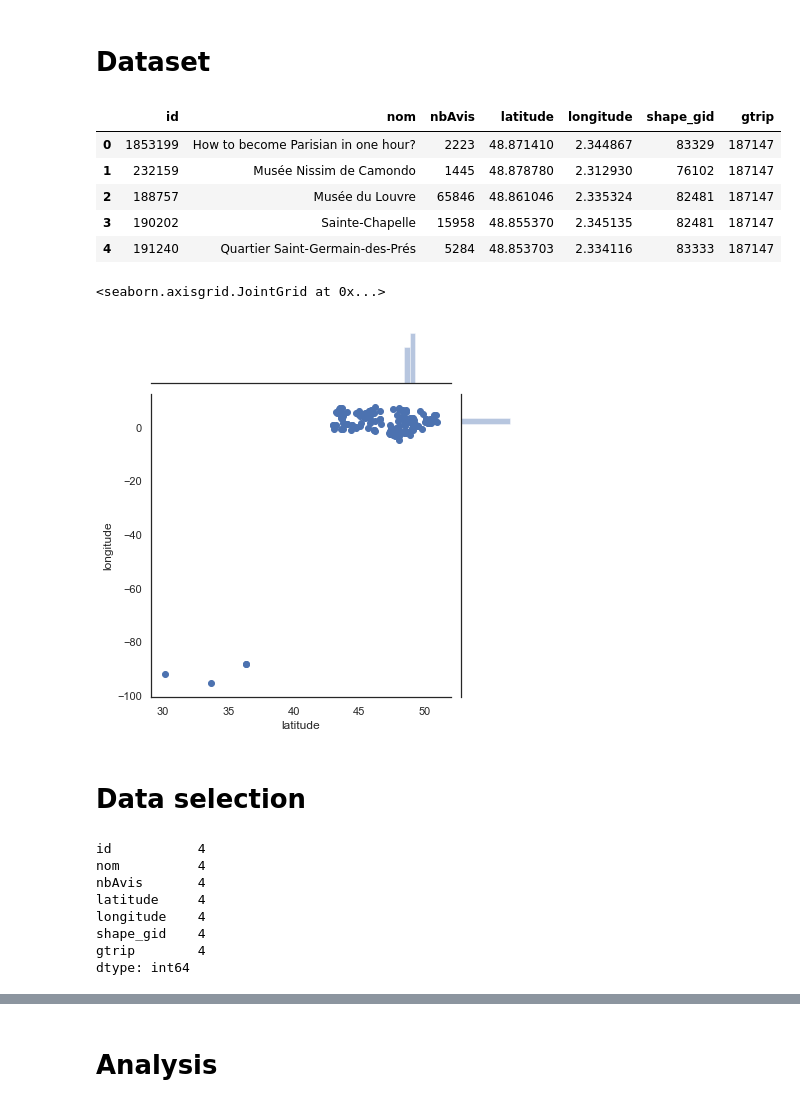
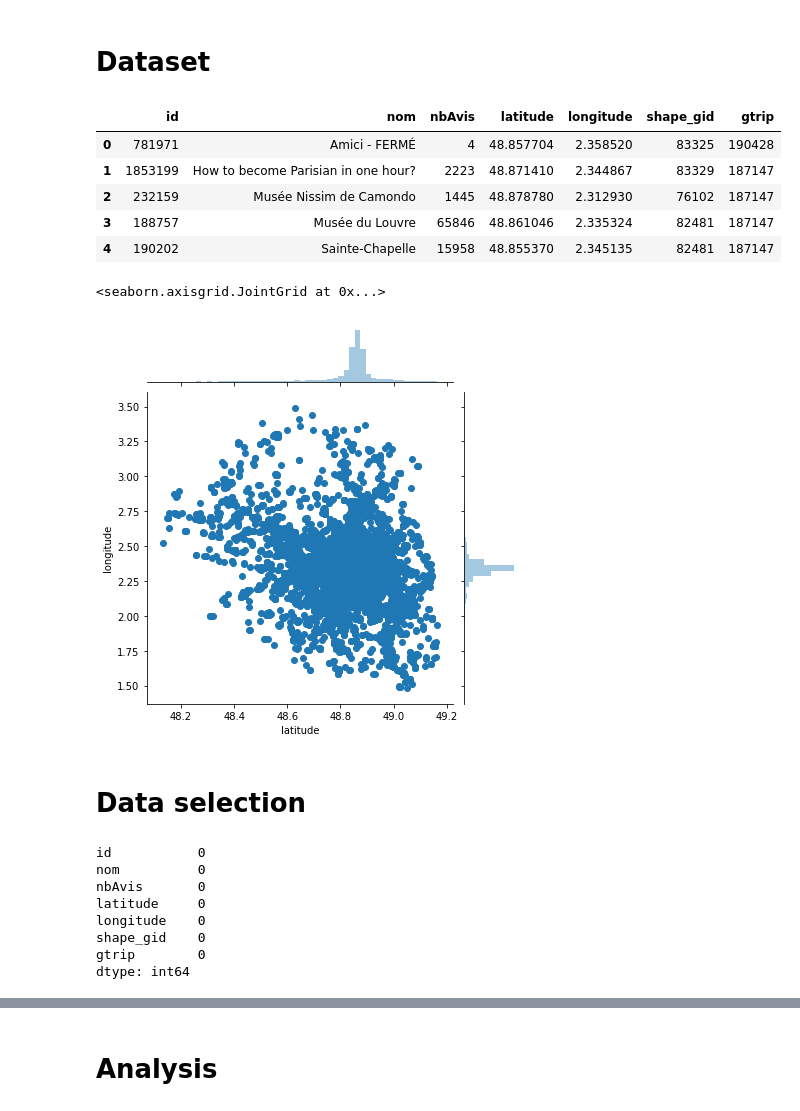
Before and after one commit to Yaskomega/TourismIndicator, a Jupyter notebook: graph.ipynb, the cells around one changed output, grey strips where cells are left out. Saved outputs shown, nothing was run; the diff lists cells and outputs as text; code cells hidden in the pictures.

```diff
--- a/graph.ipynb
+++ b/graph.ipynb
@@ -8,32 +9,32 @@ import numpy as np
 # %% [markdown]
 # Dataset
 # %%
-df = pd.read_csv('./data_france_paris.csv')
-df.head()
+df_places = pd.read_csv('./places_ile-de-france.csv')
+df_places.head()
 # %% [output]
 |  | id | nom | nbAvis | latitude | longitude | shape_gid | gtrip |
-| 0 | 1853199 | How to become Parisian in one hour? | 2223 | 48.871410 | 2.344867 | 83329 | 187147 |
-| 1 | 232159 | Musée Nissim de Camondo | 1445 | 48.878780 | 2.312930 | 76102 | 187147 |
-| 2 | 188757 | Musée du Louvre | 65846 | 48.861046 | 2.335324 | 82481 | 187147 |
-| 3 | 190202 | Sainte-Chapelle | 15958 | 48.855370 | 2.345135 | 82481 | 187147 |
-| 4 | 191240 | Quartier Saint-Germain-des-Prés | 5284 | 48.853703 | 2.334116 | 83333 | 187147 |
+| 0 | 781971 | Amici - FERMÉ | 4 | 48.857704 | 2.358520 | 83325 | 190428 |
+| 1 | 1853199 | How to become Parisian in one hour? | 2223 | 48.871410 | 2.344867 | 83329 | 187147 |
+| 2 | 232159 | Musée Nissim de Camondo | 1445 | 48.878780 | 2.312930 | 76102 | 187147 |
+| 3 | 188757 | Musée du Louvre | 65846 | 48.861046 | 2.335324 | 82481 | 187147 |
+| 4 | 190202 | Sainte-Chapelle | 15958 | 48.855370 | 2.345135 | 82481 | 187147 |
 # %%
-sns.jointplot(x=df['latitude'], y=df['longitude'], kind='scatter')
+sns.jointplot(x=df_places['latitude'], y=df_places['longitude'], kind='scatter')
 # %% [output]
 <seaborn.axisgrid.JointGrid at 0x...>
-[figure, old version]
+[figure, new version]
 # %% [markdown]
 # Data selection
 # %%
 dfs = df
-dfs = dfs[(dfs['latitude'] > 40) & (dfs['longitude'] > -20)]
+#dfs = dfs[(dfs['latitude'] > 40) & (dfs['longitude'] > -20)]
 df.count() - dfs.count()
 # %% [output]
-id           4
-nom          4
-nbAvis       4
-latitude     4
-longitude    4
-shape_gid    4
-gtrip        4
+id           0
+nom          0
+nbAvis       0
+latitude     0
+longitude    0
+shape_gid    0
+gtrip        0
 dtype: int64
```
Also changed, not shown: parts of 24 cells of this notebook, 5 other files.
